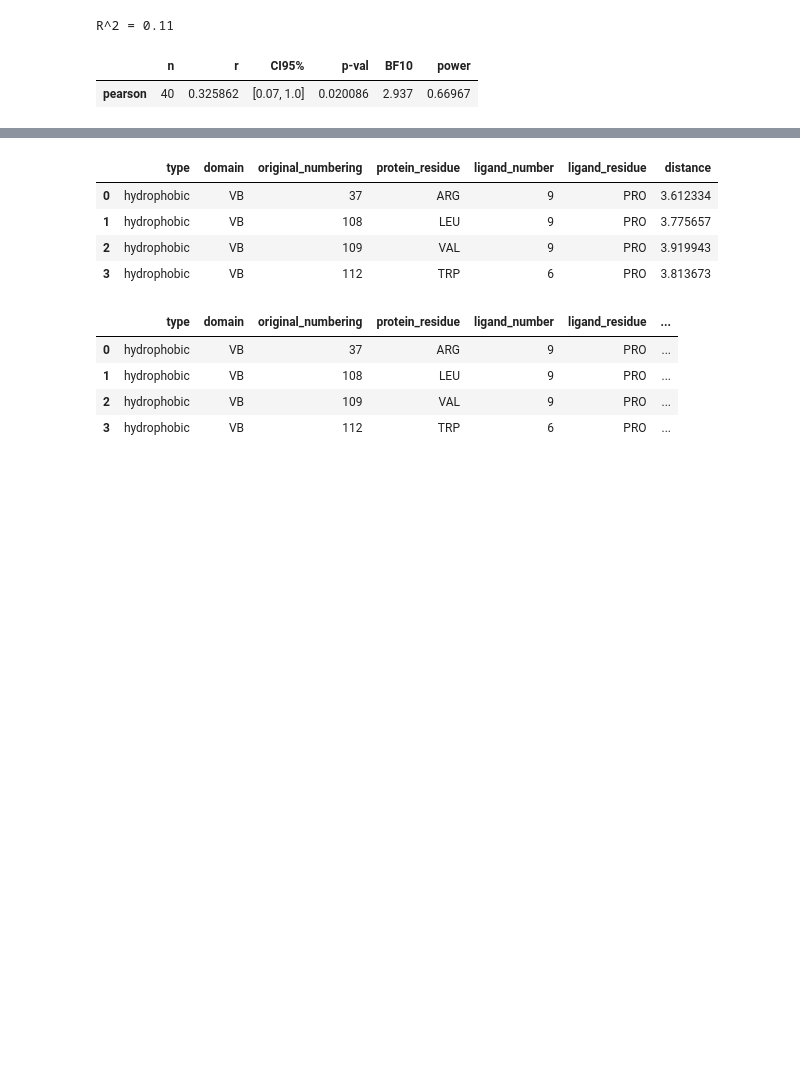
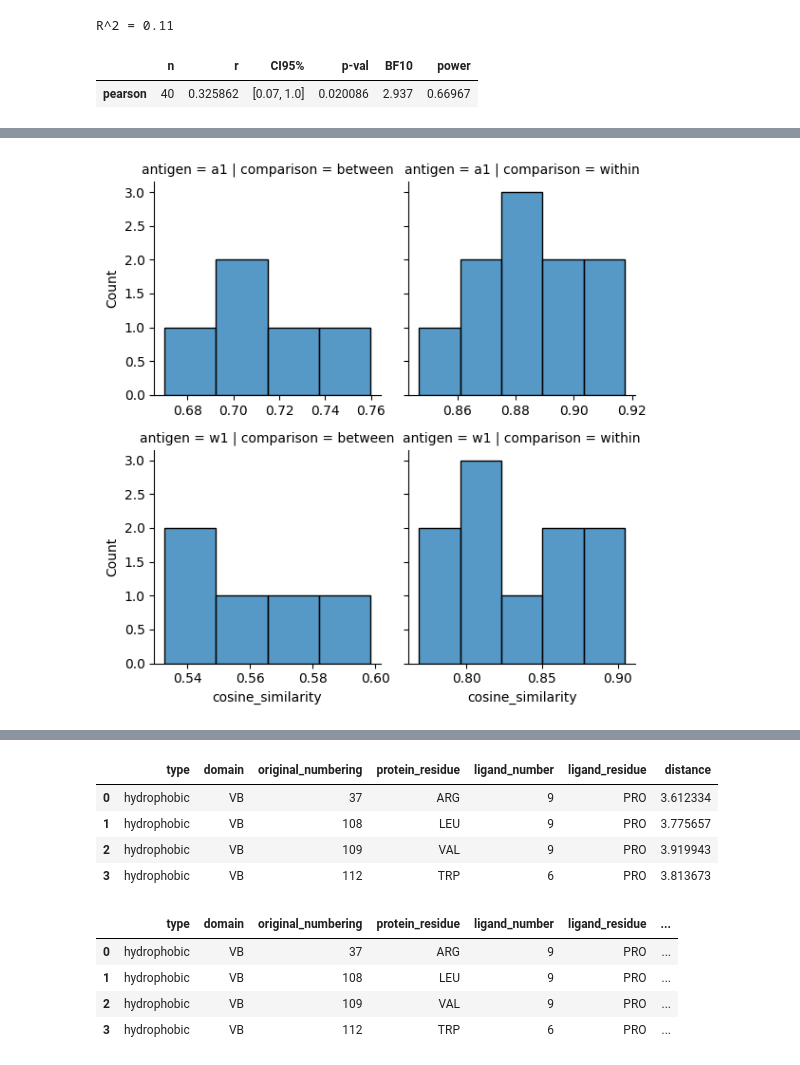
Before and after one commit to benjiemc/tcr-pmhc-predicted-structures, a Jupyter notebook: notebooks/coeliac_mutagenesis_analysis.ipynb, the cells around one changed output, grey strips where cells are left out. Saved outputs shown, nothing was run; the diff lists cells and outputs as text; code cells hidden in the pictures; blank space fills up the shorter version.

```diff
--- a/notebooks/coeliac_mutagenesis_analysis.ipynb
+++ b/notebooks/coeliac_mutagenesis_analysis.ipynb
@@ -487,0 +699,7 @@ R^2 = 0.11
+# %%
+grid = sns.FacetGrid(similarities, row='antigen', col='comparison', sharex=False)
+grid.map_dataframe(sns.histplot, x='cosine_similarity')
+
+plt.show()
+# %% [output]
+[figure, added]
```
Also changed, not shown: parts of 22 cells of this notebook.
